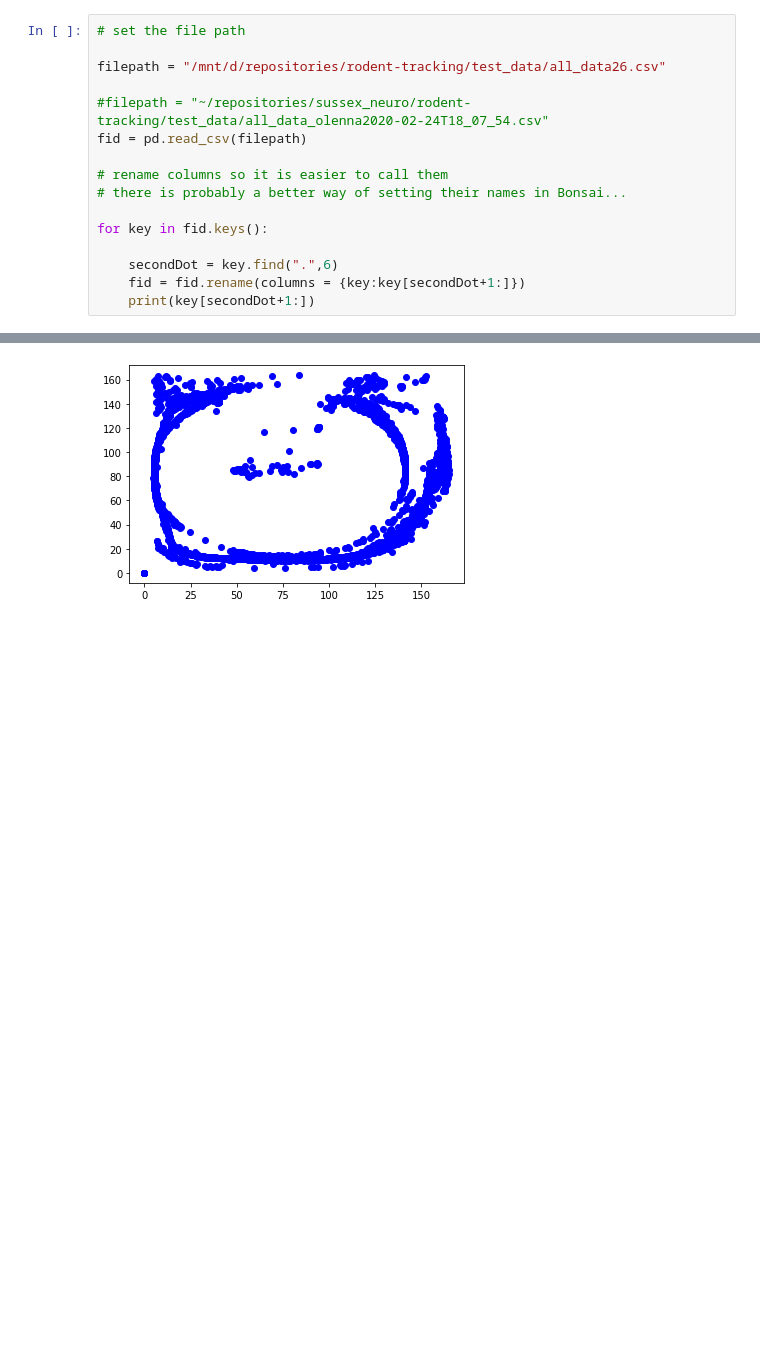
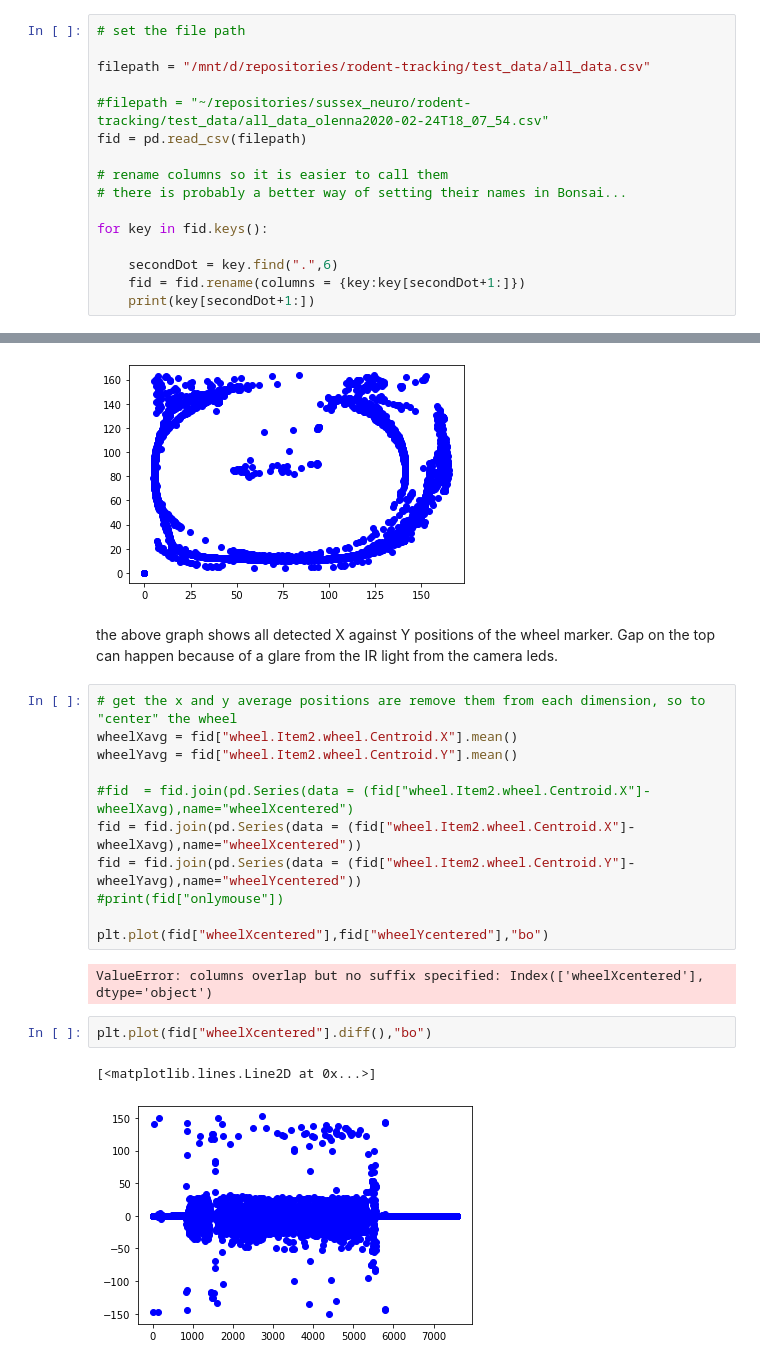
Before and after one commit to Sussex-Neuroscience/rodent-tracking, a Jupyter notebook: software/test.ipynb, the cells around one changed output, grey strips where cells are left out. Saved outputs shown, nothing was run; the diff lists cells and outputs as text; blank space fills up the shorter version.

```diff
--- a/software/test.ipynb
+++ b/software/test.ipynb
@@ -14,7 +14,7 @@ import matplotlib.pyplot as plt
 # %%
 # set the file path
 
-filepath = "/mnt/d/repositories/rodent-tracking/test_data/all_data26.csv"
+filepath = "/mnt/d/repositories/rodent-tracking/test_data/all_data.csv"
 
 #filepath = "~/repositories/sussex_neuro/rodent-tracking/test_data/all_data_olenna2020-02-24T18_07_54.csv"
 fid = pd.read_csv(filepath)
@@ -81,3 +127,23 @@ plt.plot(fid["wheel.Item2.wheel.Centroid.X"],fid["wheel.Item2.wheel.Centroid.Y"]
 # %% [output]
 [<matplotlib.lines.Line2D at 0x...>]
 [figure]
+# %% [markdown]
+the above graph shows all detected X against Y positions of the wheel marker. Gap on the top can happen because of a glare from the IR light from the camera leds.
+# %%
+# get the x and y average positions are remove them from each dimension, so to "center" the wheel
+wheelXavg = fid["wheel.Item2.wheel.Centroid.X"].mean()
+wheelYavg = fid["wheel.Item2.wheel.Centroid.Y"].mean()
+
+#fid  = fid.join(pd.Series(data = (fid["wheel.Item2.wheel.Centroid.X"]-wheelXavg),name="wheelXcentered")
+fid = fid.join(pd.Series(data = (fid["wheel.Item2.wheel.Centroid.X"]-wheelXavg),name="wheelXcentered"))
+fid = fid.join(pd.Series(data = (fid["wheel.Item2.wheel.Centroid.Y"]-wheelYavg),name="wheelYcentered"))
+#print(fid["onlymouse"])
+
+plt.plot(fid["wheelXcentered"],fid["wheelYcentered"],"bo")
+# %% [output]
+ValueError: columns overlap but no suffix specified: Index(['wheelXcentered'], dtype='object')
+# %%
+plt.plot(fid["wheelXcentered"].diff(),"bo")
+# %% [output]
+[<matplotlib.lines.Line2D at 0x...>]
+[figure, added]
```
Also changed, not shown: parts of 8 cells of this notebook, 3 other files.
